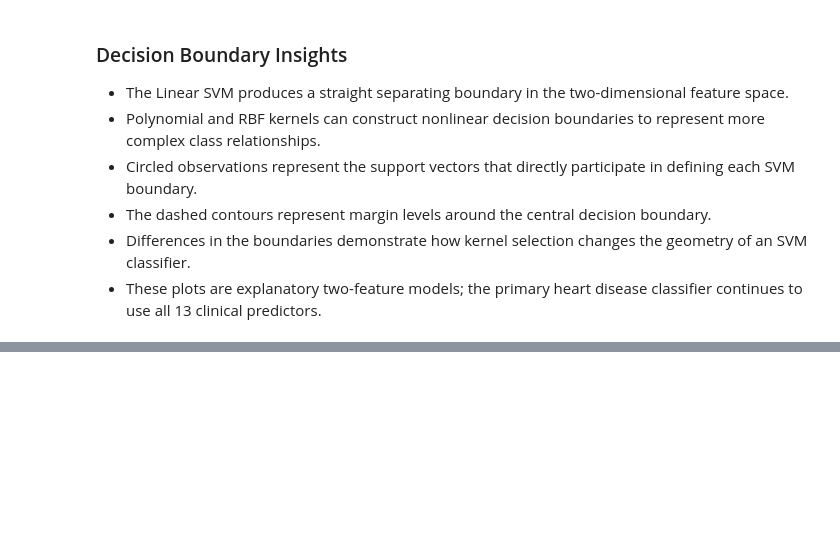
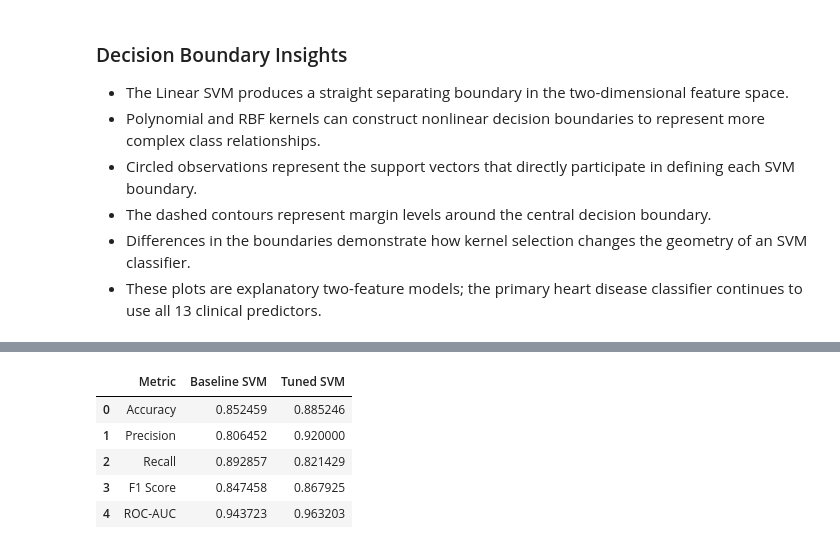
Before and after one commit to Pralishatripathy000/ml-support-vector-machine, a Jupyter notebook: notebook.ipynb, the cells around one changed output, grey strips where cells are left out. Saved outputs shown, nothing was run; the diff lists cells and outputs as text; code cells hidden in the pictures; blank space fills up the shorter version.

```diff
--- a/notebook.ipynb
+++ b/notebook.ipynb
@@ -1107,0 +1200,23 @@ visual_comparison
+# %%
+# Evaluate the tuned SVM on the untouched test set
+
+tuned_pred = best_svm_model.predict(X_test_scaled)
+tuned_prob = best_svm_model.predict_proba(X_test_scaled)[:, 1]
+
+tuned_metrics = pd.DataFrame({
+    "Metric": ["Accuracy", "Precision", "Recall", "F1 Score", "ROC-AUC"],
+    "Score": [
+        accuracy_score(y_test, tuned_pred),
+        precision_score(y_test, tuned_pred),
+        recall_score(y_test, tuned_pred),
+        f1_score(y_test, tuned_pred),
+        roc_auc_score(y_test, tuned_prob)
+    ]
+})
+
+tuned_metrics.to_csv(
+    "outputs/tables/tuned_model_metrics.csv",
+    index=False
+)
+
+tuned_metrics
@@ -1107,0 +1230,22 @@ visual_comparison
+# %%
+# Compare the baseline RBF SVM with the tuned SVM
+
+model_comparison = pd.DataFrame({
+    "Metric": ["Accuracy", "Precision", "Recall", "F1 Score", "ROC-AUC"],
+    "Baseline SVM": [accuracy, precision, recall, f1, roc_auc],
+    "Tuned SVM": tuned_metrics["Score"].values
+})
+
+model_comparison.to_csv(
+    "outputs/tables/baseline_vs_tuned_svm.csv",
+    index=False
+)
+
+model_comparison
+# %% [output]
+|  | Metric | Baseline SVM | Tuned SVM |
+| 0 | Accuracy | 0.852459 | 0.885246 |
+| 1 | Precision | 0.806452 | 0.920000 |
+| 2 | Recall | 0.892857 | 0.821429 |
+| 3 | F1 Score | 0.847458 | 0.867925 |
+| 4 | ROC-AUC | 0.943723 | 0.963203 |
```
Also changed, not shown: parts of 8 cells of this notebook, 4 other files.
